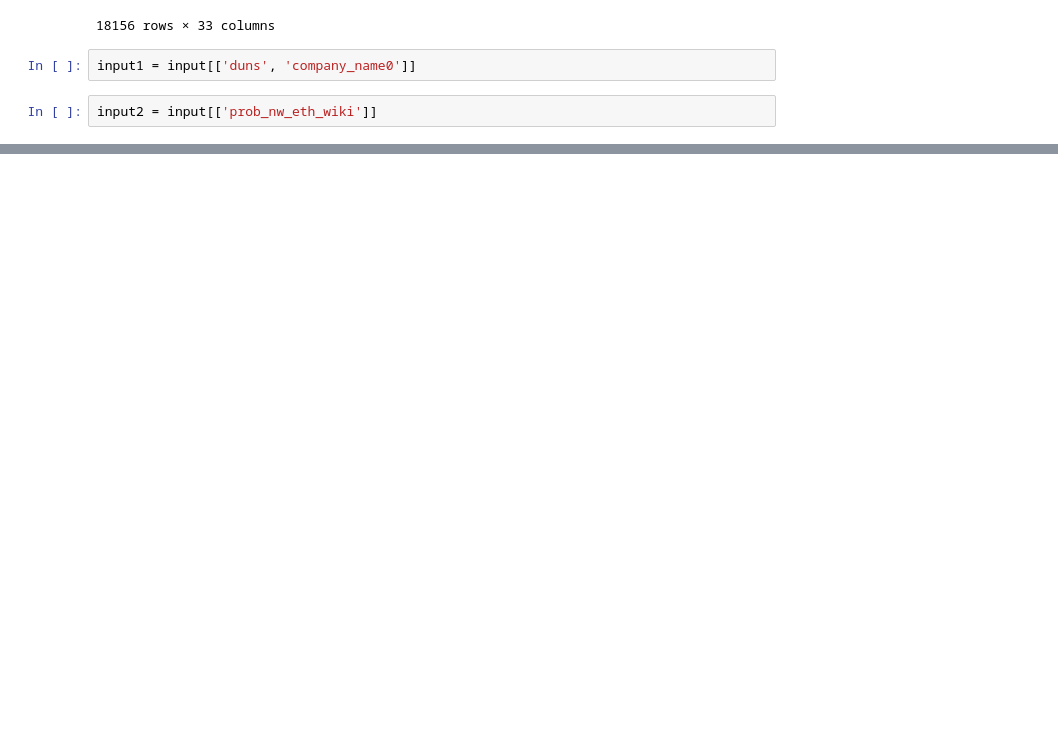
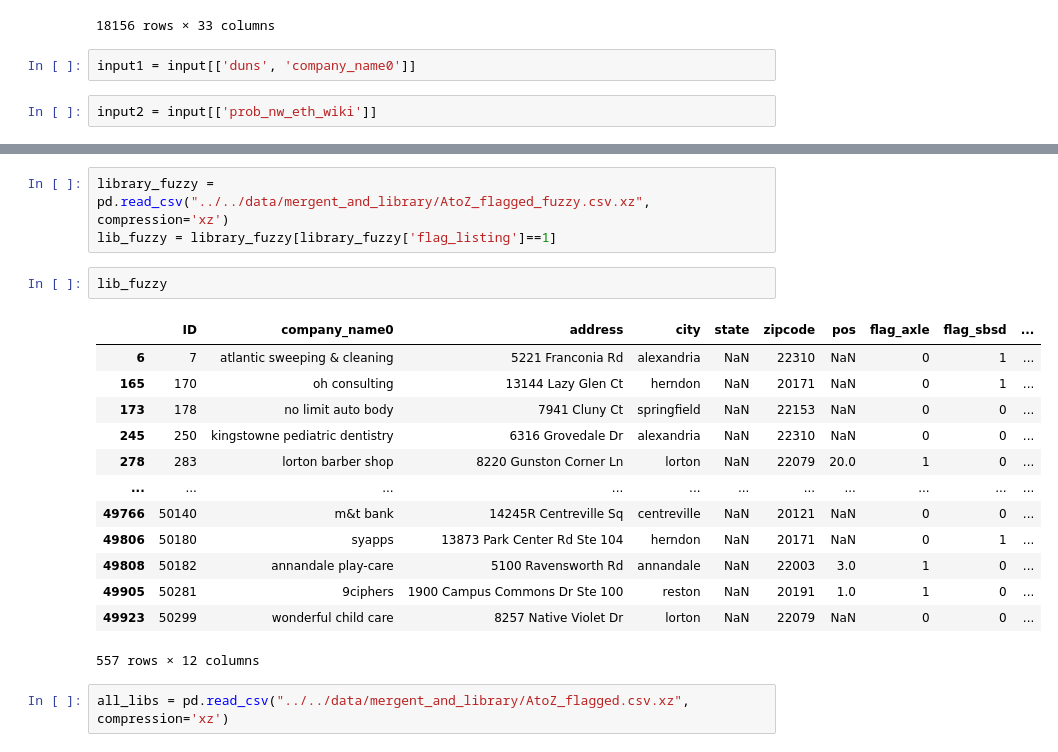
Before and after one commit to DSPG-Young-Scholars-Program/dspg23businessclimate, a Jupyter notebook: codes/cleaning/DecTree.ipynb, the cells around one changed output, grey strips where cells are left out. Drawn from its saved outputs; the diff is of its cells as text; blank space fills up the shorter version.

```diff
--- a/codes/cleaning/DecTree.ipynb
+++ b/codes/cleaning/DecTree.ipynb
@@ -221,0 +261,21 @@ input2 = input[['prob_nw_eth_wiki']]
+# %%
+library_fuzzy = pd.read_csv("../../data/mergent_and_library/AtoZ_flagged_fuzzy.csv.xz", compression='xz')
+lib_fuzzy = library_fuzzy[library_fuzzy['flag_listing']==1]
+# %%
+lib_fuzzy
+# %% [output]
+|  | ID | company_name0 | address | city | state | zipcode | pos | flag_axle | flag_sbsd | ... |
+| 6 | 7 | atlantic sweeping & cleaning | 5221 Franconia Rd | alexandria | NaN | 22310 | NaN | 0 | 1 | ... |
+| 165 | 170 | oh consulting | 13144 Lazy Glen Ct | herndon | NaN | 20171 | NaN | 0 | 1 | ... |
+| 173 | 178 | no limit auto body | 7941 Cluny Ct | springfield | NaN | 22153 | NaN | 0 | 0 | ... |
+| 245 | 250 | kingstowne pediatric dentistry | 6316 Grovedale Dr | alexandria | NaN | 22310 | NaN | 0 | 0 | ... |
+| 278 | 283 | lorton barber shop | 8220 Gunston Corner Ln | lorton | NaN | 22079 | 20.0 | 1 | 0 | ... |
+| ... | ... | ... | ... | ... | ... | ... | ... | ... | ... | ... |
+| 49766 | 50140 | m&t bank | 14245R Centreville Sq | centreville | NaN | 20121 | NaN | 0 | 0 | ... |
+| 49806 | 50180 | syapps | 13873 Park Center Rd Ste 104 | herndon | NaN | 20171 | NaN | 0 | 1 | ... |
+| 49808 | 50182 | annandale play-care | 5100 Ravensworth Rd | annandale | NaN | 22003 | 3.0 | 1 | 0 | ... |
+| 49905 | 50281 | 9ciphers | 1900 Campus Commons Dr Ste 100 | reston | NaN | 20191 | 1.0 | 1 | 0 | ... |
+| 49923 | 50299 | wonderful child care | 8257 Native Violet Dr | lorton | NaN | 22079 | NaN | 0 | 0 | ... |
+557 rows × 12 columns
+# %%
+all_libs = pd.read_csv("../../data/mergent_and_library/AtoZ_flagged.csv.xz", compression='xz')
```
Also changed, not shown: parts of 15 cells of this notebook, 4 other files.
